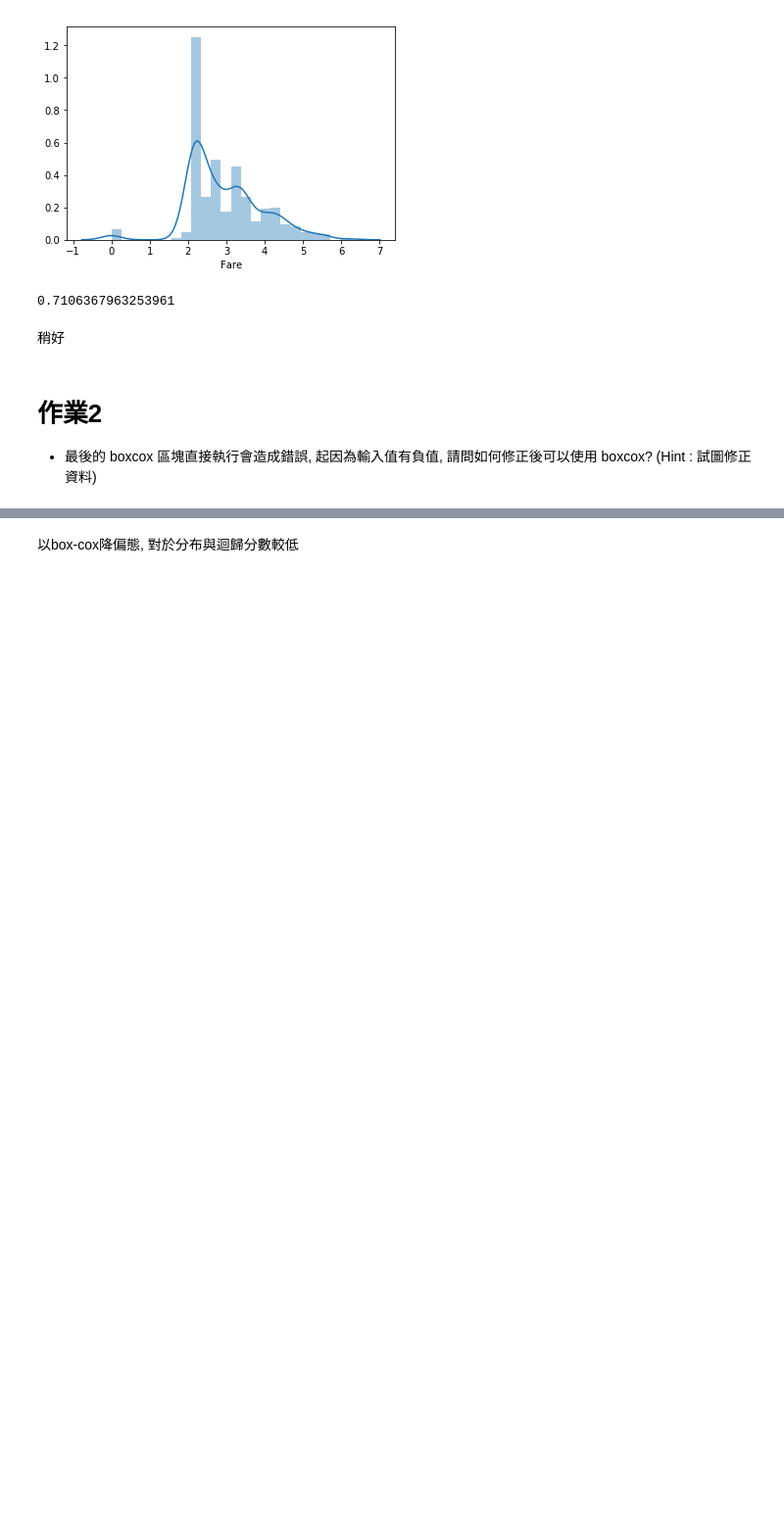
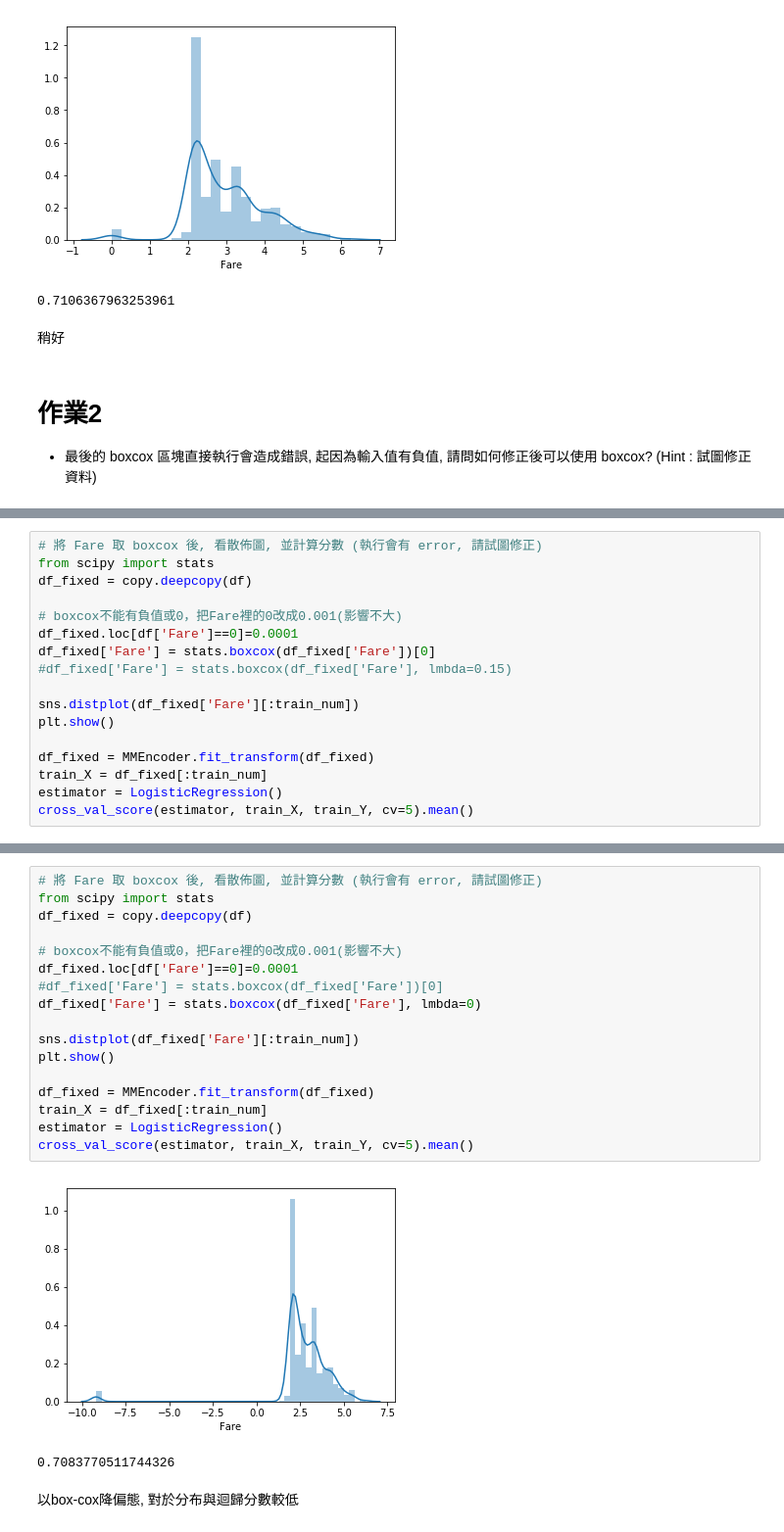
Before and after one commit to tom12059733/2nd-ML100Days, a Jupyter notebook: homework/Day_021_HW.ipynb, the cells around one changed output, grey strips where cells are left out. Shown at 98% size. Cells and saved outputs as stored; diff of their text form; blank space fills up the shorter version.

```diff
--- a/homework/Day_021_HW.ipynb
+++ b/homework/Day_021_HW.ipynb
@@ -124,0 +142,17 @@ cross_val_score(estimator, train_X, train_Y, cv=5).mean()
+# %%
+# 將 Fare 取 boxcox 後, 看散佈圖, 並計算分數 (執行會有 error, 請試圖修正)
+from scipy import stats
+df_fixed = copy.deepcopy(df)
+
+# boxcox不能有負值或0，把Fare裡的0改成0.001(影響不大)
+df_fixed.loc[df['Fare']==0]=0.0001
+df_fixed['Fare'] = stats.boxcox(df_fixed['Fare'])[0]
+#df_fixed['Fare'] = stats.boxcox(df_fixed['Fare'], lmbda=0.15)
+
+sns.distplot(df_fixed['Fare'][:train_num])
+plt.show()
+
+df_fixed = MMEncoder.fit_transform(df_fixed)
+train_X = df_fixed[:train_num]
+estimator = LogisticRegression()
+cross_val_score(estimator, train_X, train_Y, cv=5).mean()
@@ -125,2 +162,22 @@ cross_val_score(estimator, train_X, train_Y, cv=5).mean()
+# %%
+# 將 Fare 取 boxcox 後, 看散佈圖, 並計算分數 (執行會有 error, 請試圖修正)
+from scipy import stats
+df_fixed = copy.deepcopy(df)
+
+# boxcox不能有負值或0，把Fare裡的0改成0.001(影響不大)
+df_fixed.loc[df['Fare']==0]=0.0001
+#df_fixed['Fare'] = stats.boxcox(df_fixed['Fare'])[0]
+df_fixed['Fare'] = stats.boxcox(df_fixed['Fare'], lmbda=0)
+
+sns.distplot(df_fixed['Fare'][:train_num])
+plt.show()
+
+df_fixed = MMEncoder.fit_transform(df_fixed)
+train_X = df_fixed[:train_num]
+estimator = LogisticRegression()
+cross_val_score(estimator, train_X, train_Y, cv=5).mean()
+# %% [output]
+[figure, added]
+0.7083770511744326
 # %% [markdown]
 以box-cox降偏態, 對於分布與迴歸分數較低
```
Also changed, not shown: parts of 4 cells of this notebook.
